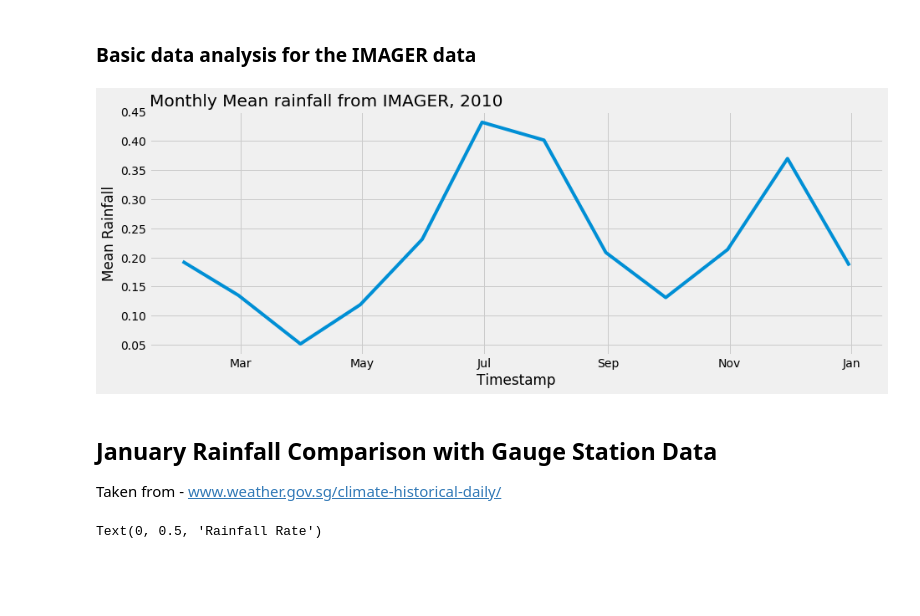
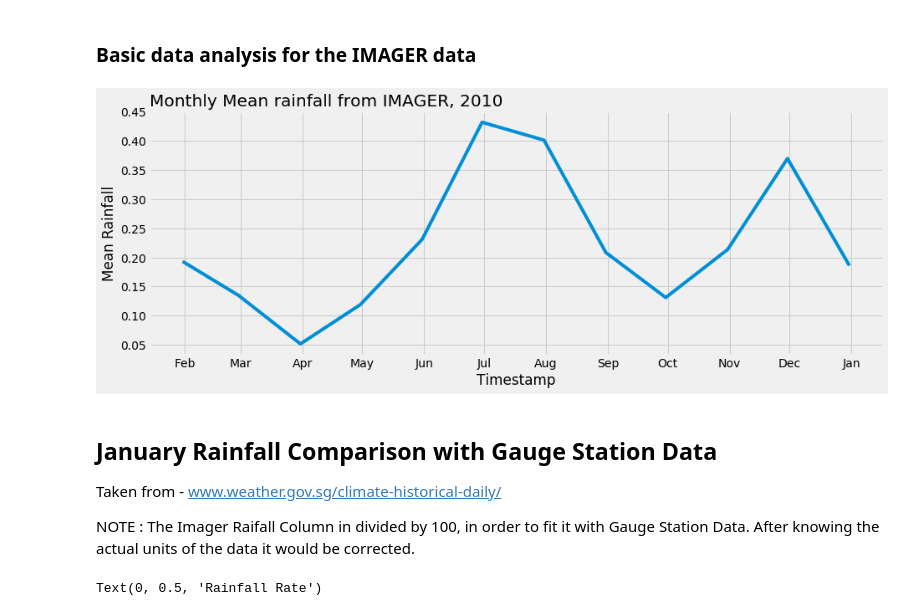
Before and after one commit to dsaharia/PRAT-Rainfall, a Jupyter notebook: imager-rainfall/Singapore.ipynb, the cells around one changed output. Cells and saved outputs as stored; diff of their text form; code cells hidden in the pictures; blank space fills up the shorter version.

```diff
--- a/imager-rainfall/Singapore.ipynb
+++ b/imager-rainfall/Singapore.ipynb
@@ -79,18 +87,20 @@ monthly_statistics_df['monthly_mean_rate'] = rainfall_df.rainfall_rate.resample(
 # %%
 plt.plot(monthly_statistics_df['monthly_mean_rate'], )
 plt.title("Monthly Mean rainfall from IMAGER, 2010", loc='left')
 plt.xlabel('Timestamp')
 plt.ylabel('Mean Rainfall')
 ax = plt.gca()
 locator = mdates.MonthLocator()
 month_fmt = mdates.DateFormatter('%b')
-# ax.xaxis.set_major_locator(locator)
+ax.xaxis.set_major_locator(locator)
 ax.xaxis.set_major_formatter(month_fmt)
 # %% [output]
-[figure, old version]
+[figure, new version]
 # %% [markdown]
 ## January Rainfall Comparison with Gauge Station Data
 Taken from - www.weather.gov.sg/climate-historical-daily/
+
+NOTE : The Imager Raifall Column in divided by 100, in order to fit it with Gauge Station Data. After knowing the actual units of the data it would be corrected.
 # %%
 plt.plot(sampled_df[sampled_df.index.month == 1]['rainfall_rate']/100, label='IMAGER')
 plt.plot(jan_gauge_df['date'], jan_gauge_df['rainfall'], label='Gauge Station')
```
Also changed, not shown: parts of 7 cells of this notebook.
